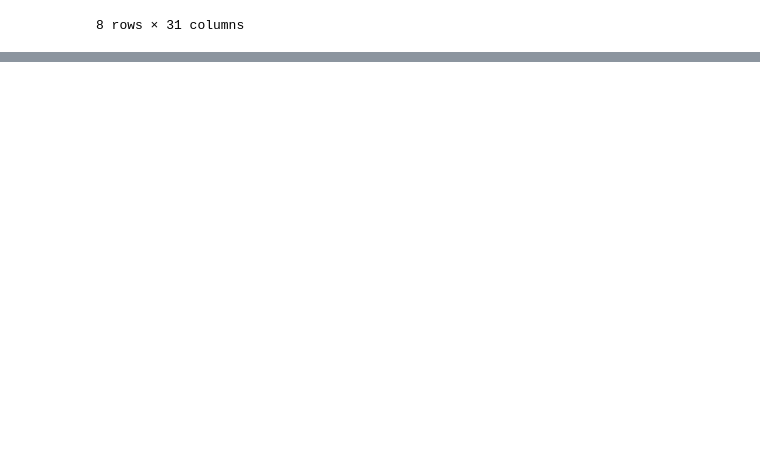
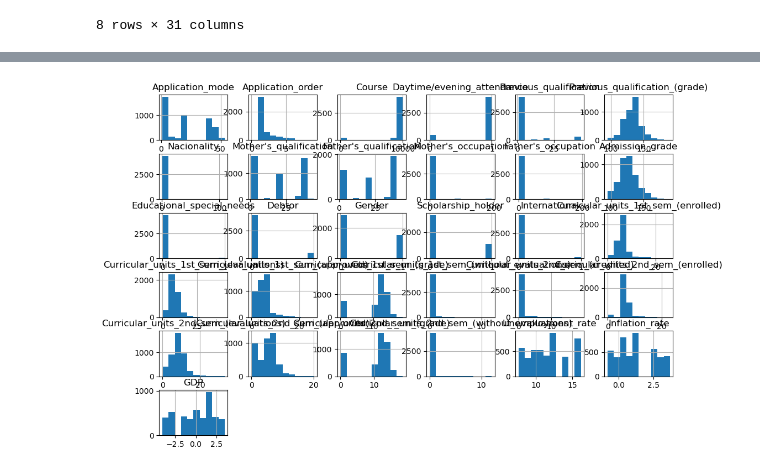
Before and after one commit to pericles-1995/CA_Data_Preparation, a Jupyter notebook: CA_Data_Preparation.ipynb, the cells around one changed output, grey strips where cells are left out. Drawn from its saved outputs; the diff is of its cells as text; code cells hidden in the pictures; blank space fills up the shorter version.

```diff
--- a/CA_Data_Preparation.ipynb
+++ b/CA_Data_Preparation.ipynb
@@ -62,0 +99,3 @@ student_data.describe()
+# %%
+student_data.columns = student_data.columns.str.strip().str.replace(" ", "_")
+student_data.columns
@@ -62,0 +120,2 @@ student_data.describe()
+# %%
+student_data = student_data.dropna()
@@ -62,0 +128,5 @@ student_data.describe()
+# %%
+student_data.hist(figsize=(12,8))
+plt.show()
+# %% [output]
+[figure, added]
```
Also changed, not shown: parts of 6 cells of this notebook.
